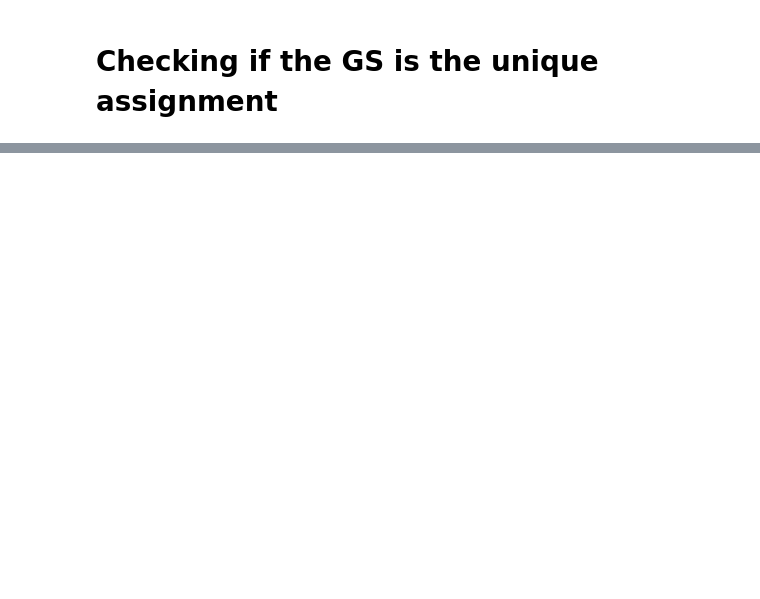
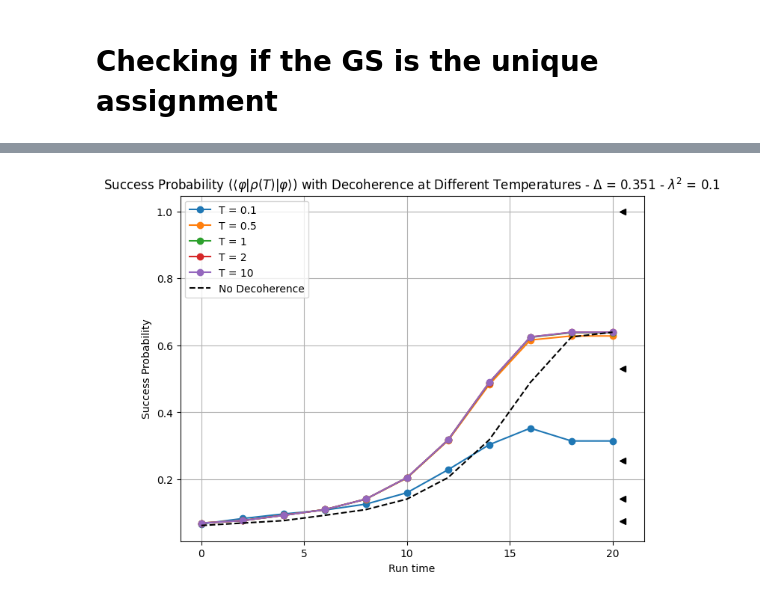
Before and after one commit to chenscheimq/QEC, a Jupyter notebook: EC3/EC3_q.ipynb, the cells around one changed output, grey strips where cells are left out. Saved outputs shown, nothing was run; the diff lists cells and outputs as text; code cells hidden in the pictures; blank space fills up the shorter version.

```diff
--- a/EC3/EC3_q.ipynb
+++ b/EC3/EC3_q.ipynb
@@ -359,0 +414,95 @@ Working on temp: 10
+# %%
+times = np.linspace(0, 20, 11)
+s_values = times / max(times)
+
+args_H = {
+    't_max': int(np.max(times)),
+    'Hb': Hb,
+    'Hp': Hp
+}
+
+lambda_2 = 0.1
+
+# Temperatures to be considered
+temperatures = [1/10, 1/2, 1, 2, 10]
+
+# Initial state (starting in the ground state of H_B)
+rho0 = initial_gs * initial_gs.dag()
+
+# Time-dependent functions for the Hamiltonian
+w = lambda t, args: 1 - (t / np.max(times))
+f = lambda t, args: t / np.max(times)
+
+# Combined Hamiltonian as a list of tuples
+H_obj = [[Hb, w], [Hp, f]]
+
+# Target state (ground state of H_P)
+rho1 = final_gs * final_gs.dag()
+
+# Solve the master equation for each temperature
+plt.figure(figsize=(8, 6))
+expects_at_end = []
+
+for T in temperatures:
+    print('Working on temp:', T)
+    exps = []
+    state_dm = rho0
+
+    # Solve the master equation over each time step
+    for idx, t_i in enumerate(times[:-1]):  # Iterate over times, including the last interval
+        args_C = {
+            "args_H": args_H,
+            "n_qubits": n_qubits,
+            "lambda_2": lambda_2,
+            "T": T
+        }
+
+        # Generate the collapse operators for the current time
+        C_op_inst = [c_ops_gen(t_i, args_C)]
+
+        # Define the time range for mesolve (small time interval)
+        t_range = [times[idx], times[idx + 1]]  # Evolve from t_i to t_i+1
+
+        # Solve the master equation over this small time interval
+        results = mesolve(H_obj, state_dm, t_range, c_ops=C_op_inst)
+        # , options={'nsteps': 10000}
+
+        # Update the state to the last state in the results
+        state_dm = results.states[-1]
+
+        # Calculate the expectation value with the final ground state
+        exp_val = expect(state_dm, final_gs)
+        exps.append(exp_val)
+
+    # Add the last expectation value to account for the final state
+    exp_val_final = expect(state_dm, final_gs)
+    exps.append(exp_val_final)
+
+    # Plot the success probability for the current temperature
+    plt.plot(times, exps, "-o", label=f"T = {T}")  # Plot all time points
+
+    # Thermal success probabilities
+    expects_at_end.append(expect(rho_P(T), final_gs))
+
+x_s = [np.max(times) + 0.5 for _ in range(len(temperatures))]
+plt.plot(x_s, expects_at_end, '<', color='black')
+
+# Solve the Schrödinger equation without decoherence
+results_se = sesolve(H_obj, initial_gs, times)
+exps_se = [expect(ket2dm(state), final_gs) for state in results_se.states]
+plt.plot(times, exps_se, '--', label="No Decoherence", color='black', linewidth=1.5)
+
+# Plot formatting
+plt.xlabel('Run time')
+plt.ylabel('Success Probability')
+plt.title('Success Probability (' + r"$\langle \varphi | \rho(T) | \varphi \rangle$"
+          + ') with Decoherence at Different Temperatures - '
+          + r'$\Delta$'
+          + ' = {} - '.format(round(energy_diff, 3))
+          + r'$\lambda^{2}$'
+          + ' = {}'.format(lambda_2))
+
+plt.legend()
+plt.grid(True)
+plt.show()
+# %% [output]
@@ -359,0 +514 @@ Working on temp: 10
+[figure, added]
```
Also changed, not shown: parts of 6 cells of this notebook.
